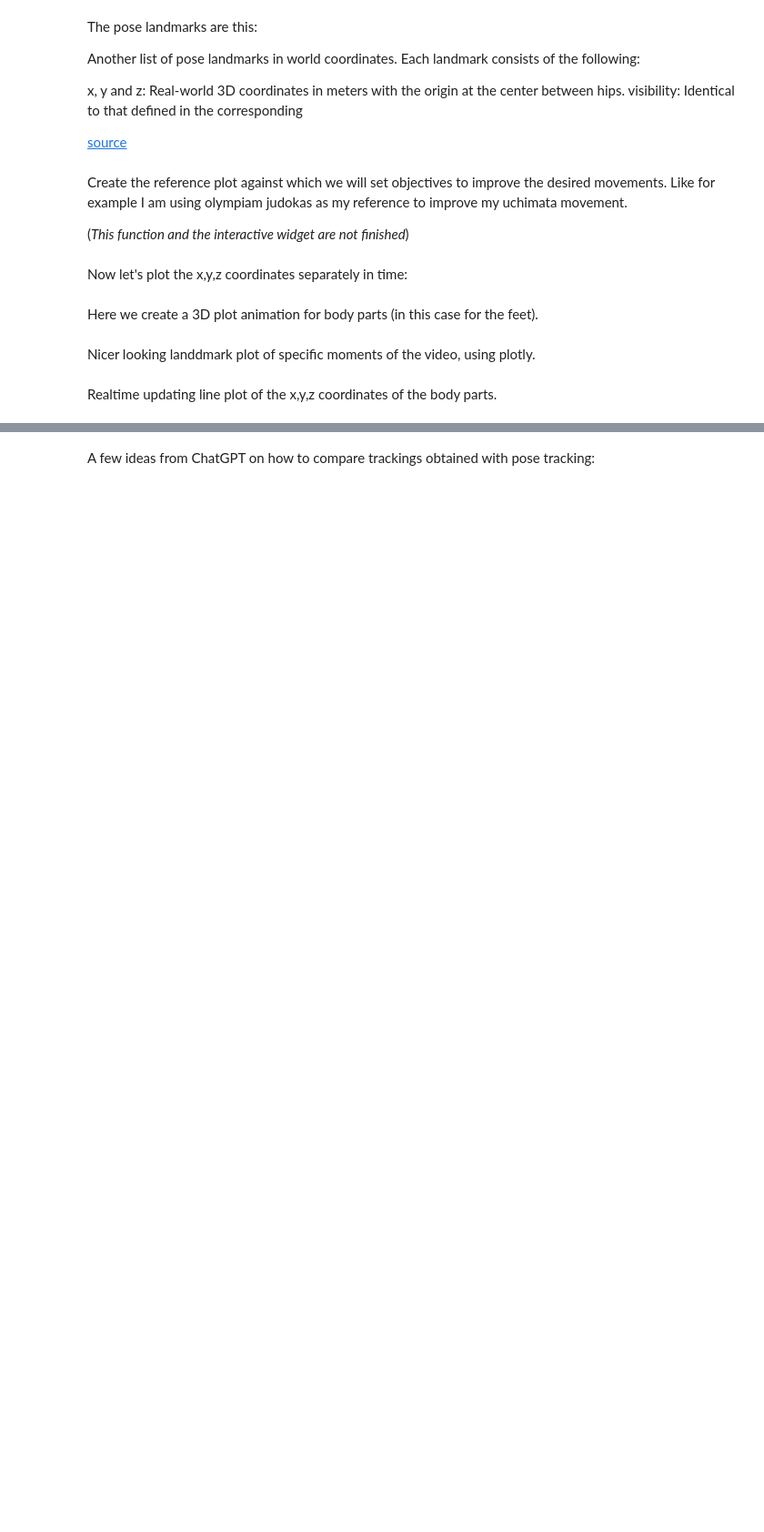
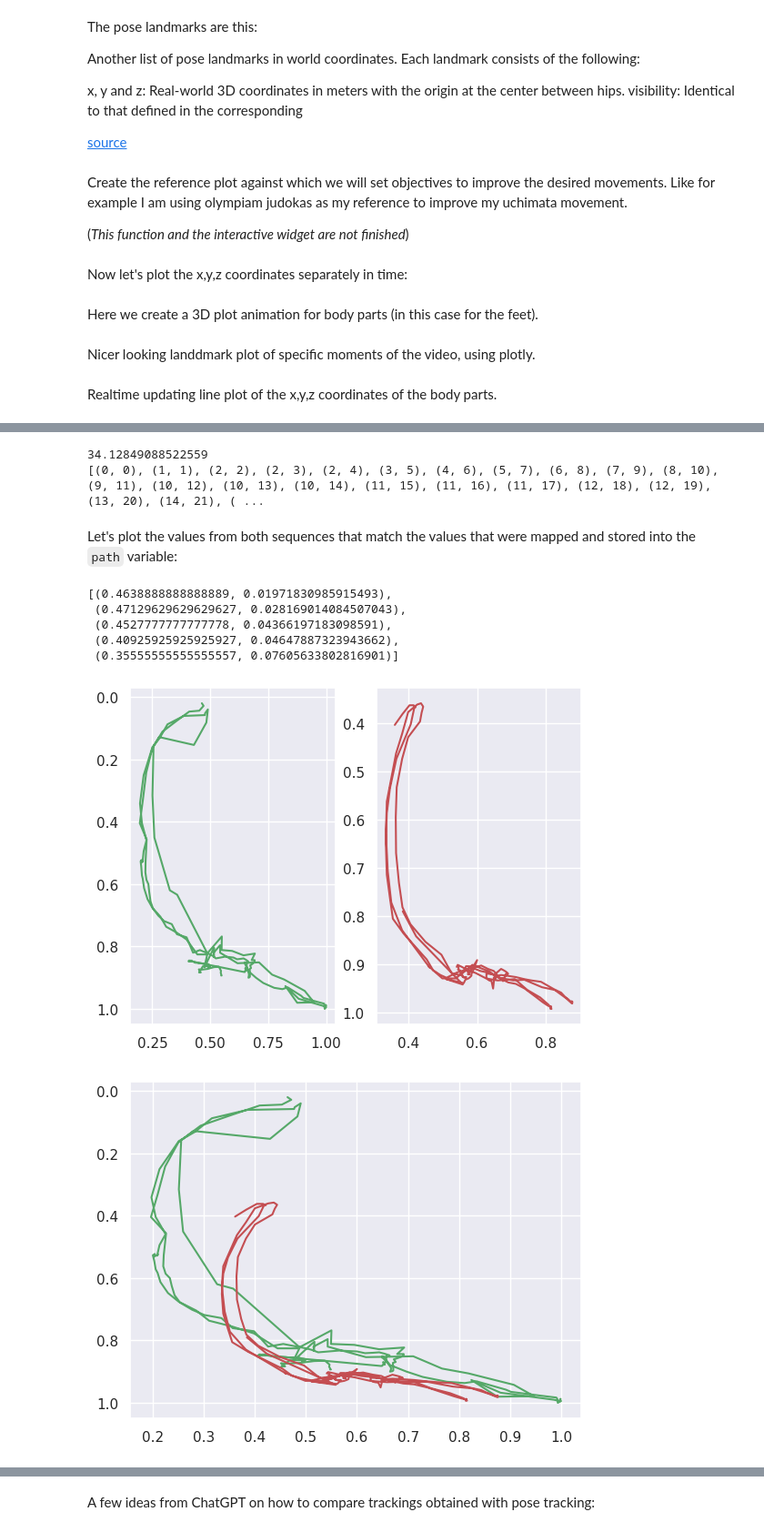
Before and after one commit to EnkrateiaLucca/pose_tracking_jiu_jitsu, a Jupyter notebook: pose_jiu_code.ipynb, the cells around one changed output, grey strips where cells are left out. Shown at 91% size. Saved outputs shown, nothing was run; the diff lists cells and outputs as text; code cells hidden in the pictures; blank space fills up the shorter version.

```diff
--- a/pose_jiu_code.ipynb
+++ b/pose_jiu_code.ipynb
@@ -361,0 +363,48 @@ Unknown encoder 'libx264'
+# %%
+# x_foot_trace = [f[0] for f in foot_trace]
+# x_foot_trace_ref = [f[0] for f in foot_trace_reference]
+#dynamic_time_warping(np.array(foot_trace), np.array(foot_trace_reference))
+from fastdtw import fastdtw
+from scipy.spatial.distance import euclidean
+
+max_x = max(max(foot_trace_clip, key=lambda x: x[0])[0], max(foot_trace_reference, key=lambda x: x[0])[0])
+max_y = max(max(foot_trace_clip, key=lambda x: x[1])[1], max(foot_trace_reference, key=lambda x: x[1])[1])
+
+foot_trace_clip_norm = [(x/max_x, y/max_y) for (x, y) in foot_trace_clip]
+foot_trace_reference_norm = [(x/max_x, y/max_y) for (x, y) in foot_trace_reference]
+
+distance, path = fastdtw(foot_trace_clip_norm, foot_trace_reference_norm, dist=euclidean)
+print(distance)
+print(path)
+# %% [output]
+34.12849088522559
+[(0, 0), (1, 1), (2, 2), (2, 3), (2, 4), (3, 5), (4, 6), (5, 7), (6, 8), (7, 9), (8, 10), (9, 11), (10, 12), (10, 13), (10, 14), (11, 15), (11, 16), (11, 17), (12, 18), (12, 19), (13, 20), (14, 21), ( ...
+# %% [markdown]
+Let's plot the values from both sequences that match the values that were mapped and stored into the
+`path` variable:
+# %%
+foot_trace_reference_norm_mapped = [foot_trace_reference_norm[path[i][1]] for i in range(len(path))]
+foot_trace_clip_norm_mapped = [foot_trace_clip_norm[path[i][1]] for i in range(len(path))]
+foot_trace_reference_norm_mapped[:5]
+# %% [output]
+[(0.4638888888888889, 0.01971830985915493),
+ (0.47129629629629627, 0.028169014084507043),
+ (0.4527777777777778, 0.04366197183098591),
+ (0.40925925925925927, 0.04647887323943662),
+ (0.35555555555555557, 0.07605633802816901)]
+# %%
+plt.subplot(1,2,1)
+plt.plot(np.array(foot_trace_reference_norm_mapped)[:, 0], np.array(foot_trace_reference_norm_mapped)[:, 1], color='g')
+plt.gca().invert_yaxis();
+
+plt.subplot(1,2,2)
+plt.plot(np.array(foot_trace_clip_norm_mapped)[:, 0], np.array(foot_trace_clip_norm_mapped)[:, 1], color='r')
+plt.gca().invert_yaxis();
+plt.show()
+
+plt.plot(np.array(foot_trace_reference_norm_mapped)[:, 0], np.array(foot_trace_reference_norm_mapped)[:, 1], color='g')
+plt.plot(np.array(foot_trace_clip_norm_mapped)[:, 0], np.array(foot_trace_clip_norm_mapped)[:, 1], color='r');
+plt.gca().invert_yaxis();
+# %% [output]
+[figure, added]
+[figure, added]
```
Also changed, not shown: parts of 10 cells of this notebook, 3 other files.
